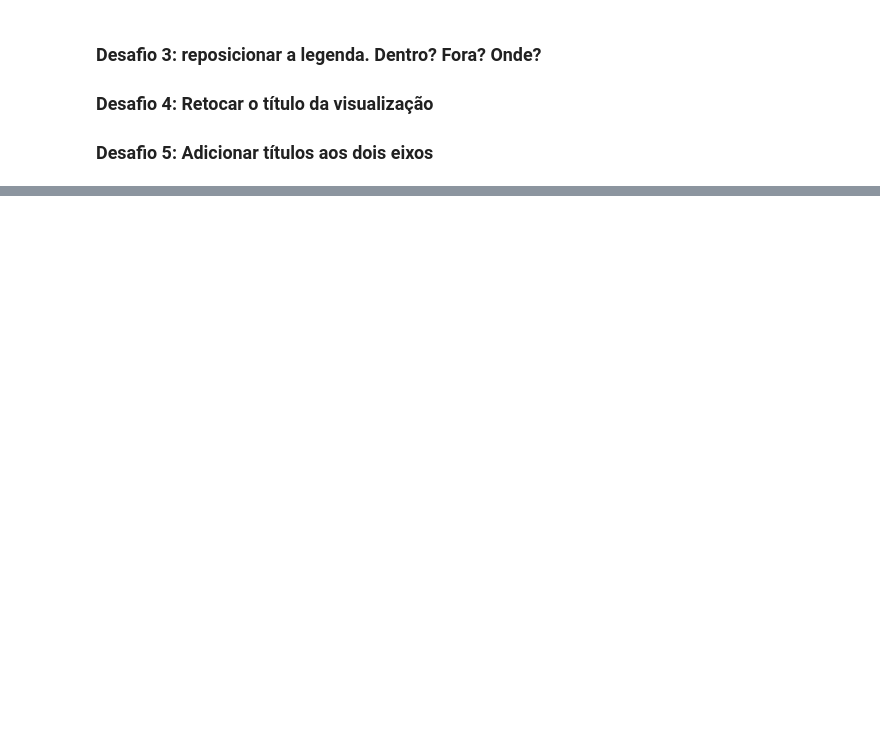
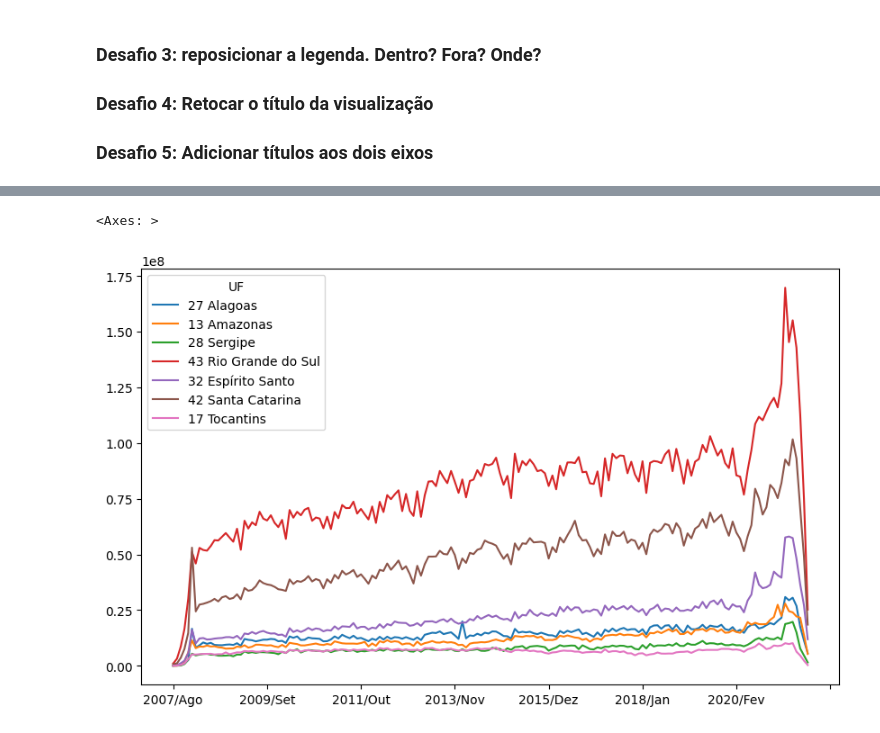
Before and after one commit to Lem0nes/POS-ALURA, a Jupyter notebook: A1-analise-exploracao-dados/main-1.ipynb, the cells around one changed output, grey strips where cells are left out. Saved outputs shown, nothing was run; the diff lists cells and outputs as text; code cells hidden in the pictures; blank space fills up the shorter version.

```diff
--- a/A1-analise-exploracao-dados/main-1.ipynb
+++ b/A1-analise-exploracao-dados/main-1.ipynb
@@ -106,0 +200,5 @@ plt.show()
+# %%
+dados_usaveis.sample(7).T.plot(figsize=(10,6))
+# %% [output]
+<Axes: >
+[figure, added]
```
Also changed, not shown: parts of 24 cells of this notebook, 3 other files.
